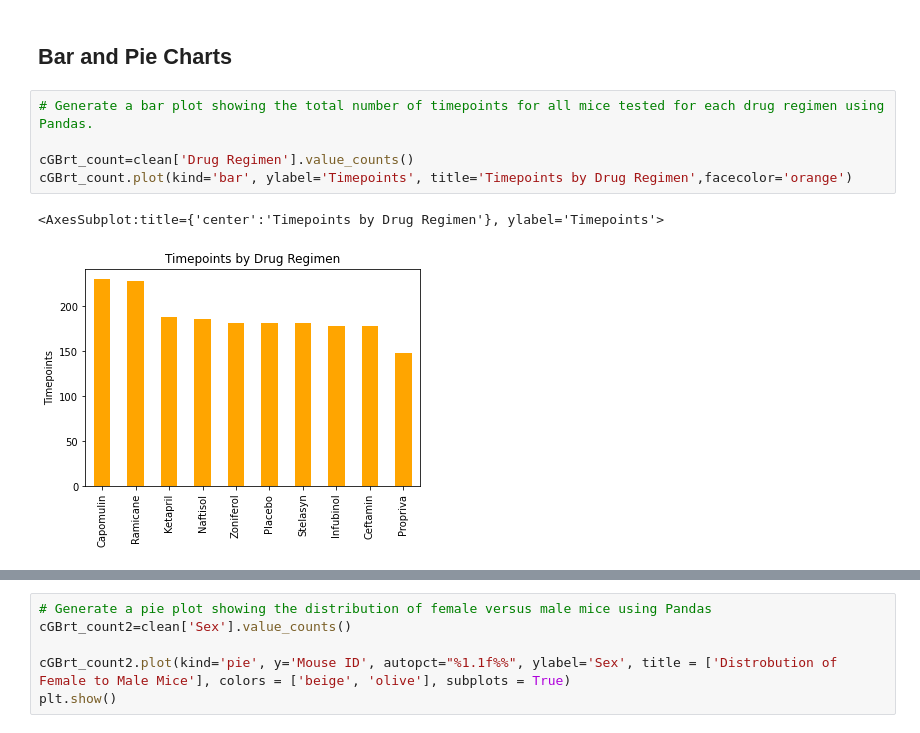
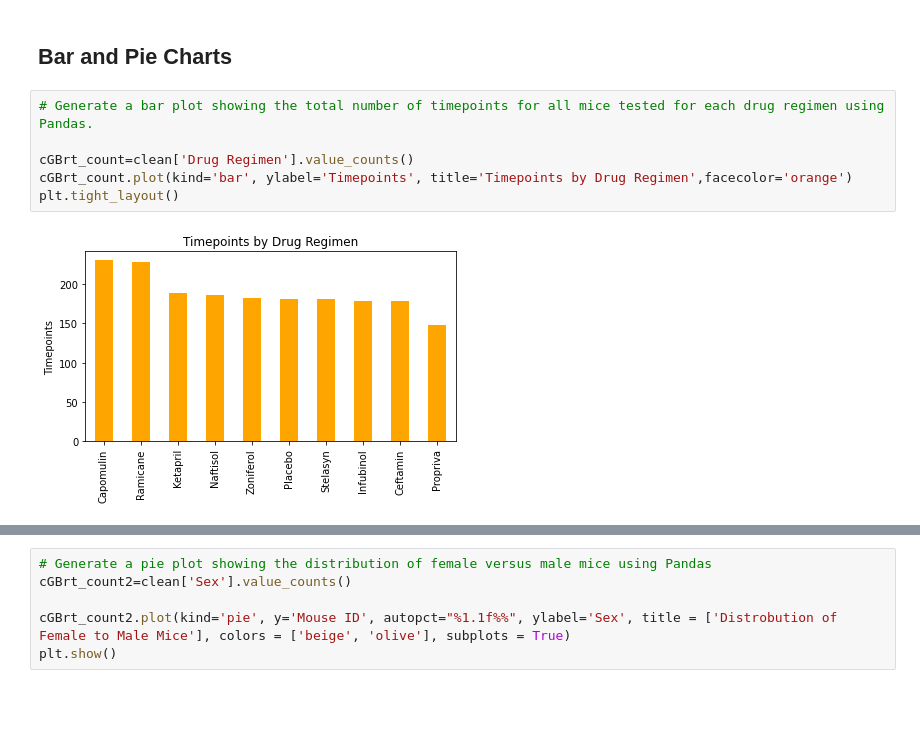
Before and after one commit to rutili/Matplotlib-Project, a Jupyter notebook: Pymaceuticals/pymaceuticals_starter.ipynb, the cells around one changed output, grey strips where cells are left out. Saved outputs shown, nothing was run; the diff lists cells and outputs as text; blank space fills up the shorter version.

```diff
--- a/Pymaceuticals/pymaceuticals_starter.ipynb
+++ b/Pymaceuticals/pymaceuticals_starter.ipynb
@@ -138,10 +138,10 @@ cGBrA
 # %%
 # Generate a bar plot showing the total number of timepoints for all mice tested for each drug regimen using Pandas.
 
 cGBrt_count=clean['Drug Regimen'].value_counts()
 cGBrt_count.plot(kind='bar', ylabel='Timepoints', title='Timepoints by Drug Regimen',facecolor='orange')
+plt.tight_layout()
 # %% [output]
-<AxesSubplot:title={'center':'Timepoints by Drug Regimen'}, ylabel='Timepoints'>
-[figure, old version]
+[figure, new version]
 # %%
 # Generate a bar plot showing the total number of timepoints for all mice tested for each drug regimen using pyplot.
```
Also changed, not shown: parts of 5 cells of this notebook.
